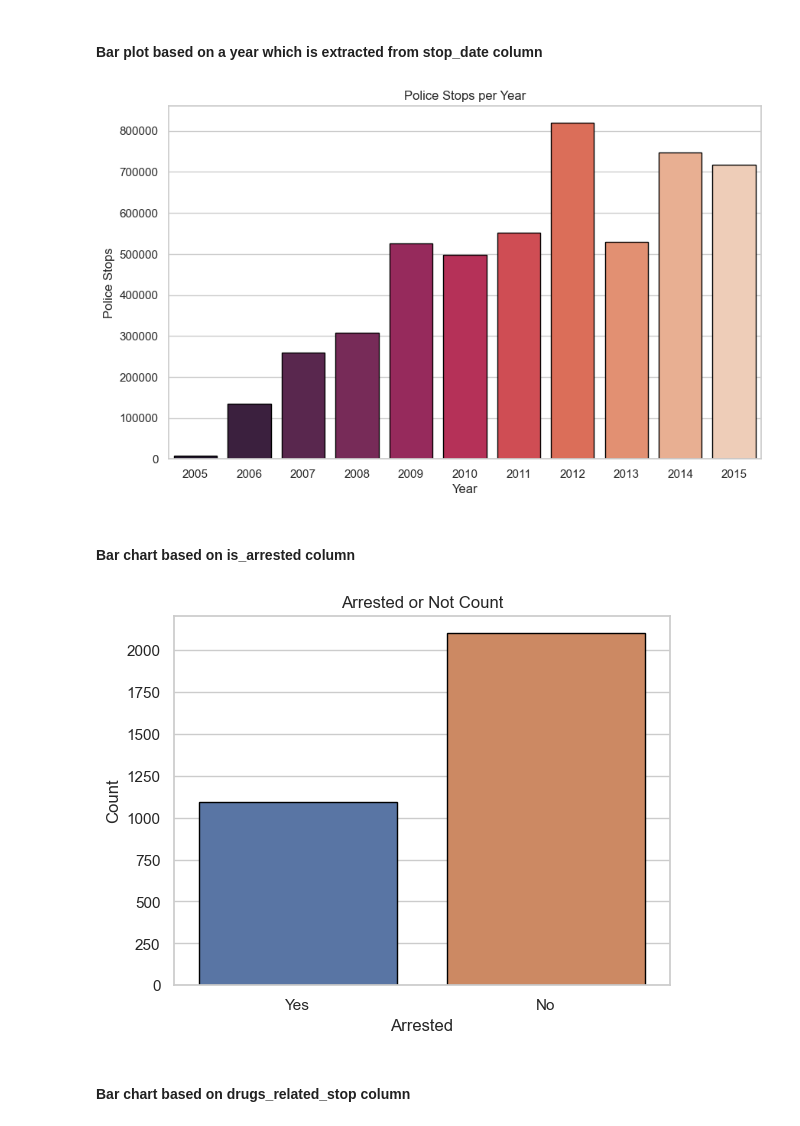
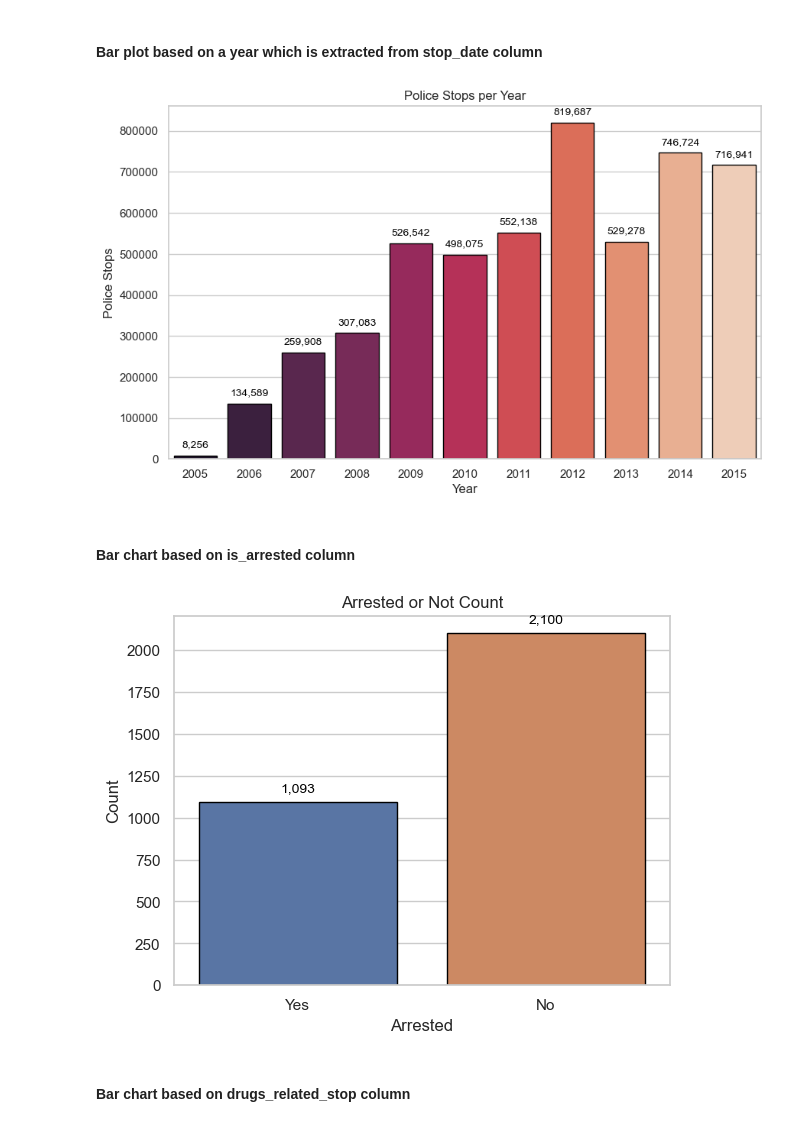
Before and after one commit to HecticBrah/pandas_projects, a Jupyter notebook: jupyter notebooks/police_df_graphs.ipynb, the cells around one changed output. Drawn from its saved outputs; the diff is of its cells as text; code cells hidden in the pictures.

```diff
--- a/jupyter notebooks/police_df_graphs.ipynb
+++ b/jupyter notebooks/police_df_graphs.ipynb
@@ -198,32 +198,44 @@ plt.show()
 # %%
 # Convert 'Date' column to datetime type
 df['stop_date'] = pd.to_datetime(df['stop_date'])
 
 # Extract the year from the date
 df['Year'] = df['stop_date'].dt.year
 
 # Aggregate police stops per year
 df_yearly = df.groupby('Year')['case_id'].sum().reset_index()
 
 # Set the style for Seaborn (optional)
 sns.set(style="whitegrid")
 
 # Create a bar plot using Seaborn
 plt.figure(figsize=(10, 6))
-sns.barplot(x='Year', y='case_id', data=df_yearly, palette='rocket',  edgecolor='black')
+ax = sns.barplot(x='Year', y='case_id', data=df_yearly, palette='rocket', edgecolor='black')
+
+# Display values above the bars
+for p in ax.patches:
+    ax.annotate(f'{p.get_height():,.0f}', (p.get_x() + p.get_width() / 2., p.get_height()),
+                ha='center', va='center', xytext=(0, 10), textcoords='offset points', fontsize=10, color='black')
+
 plt.title('Police Stops per Year')
 plt.xlabel('Year')
 plt.ylabel('Police Stops')
 plt.show()
 # %% [output]
-[figure, old version]
+[figure, new version]
 # %% [markdown]
 #### Bar chart based on is_arrested column
 # %%
-sns.set(style="whitegrid")  # Optional: Set the style for the plot
+# Set the style for the plot (optional)
+sns.set(style="whitegrid")
 
-# Create a count plot for the 'is_arrested' column
-sns.countplot(x='is_arrested', data=df, edgecolor='black')
+# Create a count plot for the 'is_arrested' column with black outline
+ax = sns.countplot(x='is_arrested', data=df, edgecolor='black')
+
+# Display values above the bars
+for p in ax.patches:
+    ax.annotate(f'{p.get_height():,.0f}', (p.get_x() + p.get_width() / 2., p.get_height()),
+                ha='center', va='center', xytext=(0, 10), textcoords='offset points', fontsize=10, color='black')
 
 # Set labels and title
 plt.xlabel('Arrested')
@@ -233,7 +245,7 @@ plt.title('Arrested or Not Count')
 # Show the plot
 plt.show()
 # %% [output]
-[figure, old version]
+[figure, new version]
 # %% [markdown]
 #### Bar chart based on drugs_related_stop column
 # %%
```
Also changed, not shown: parts of 5 cells of this notebook.
